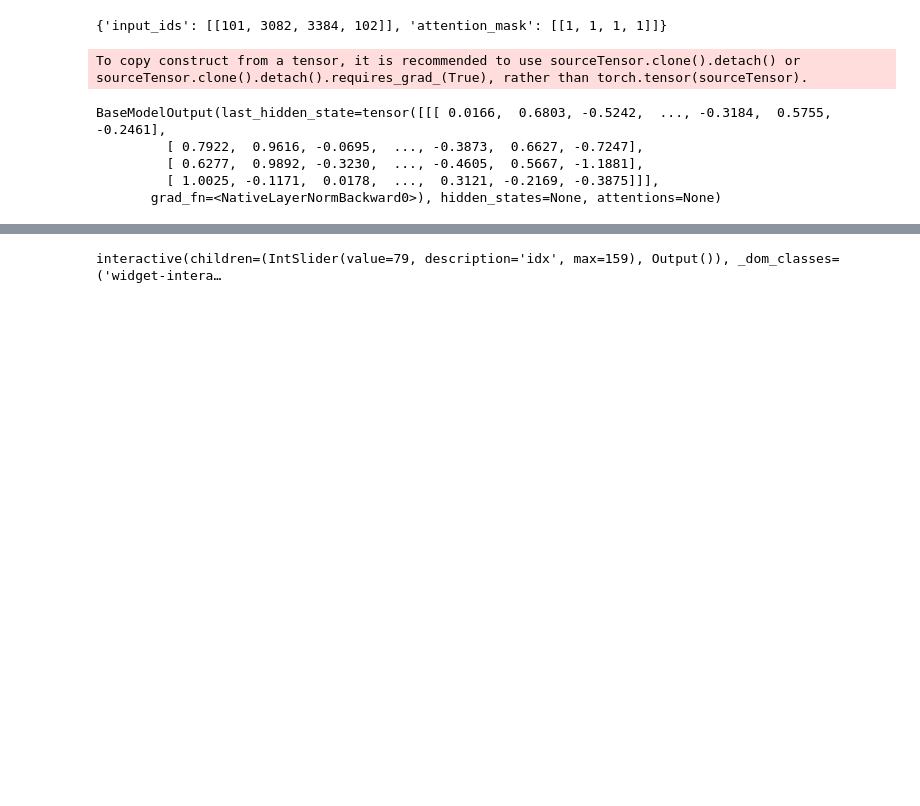
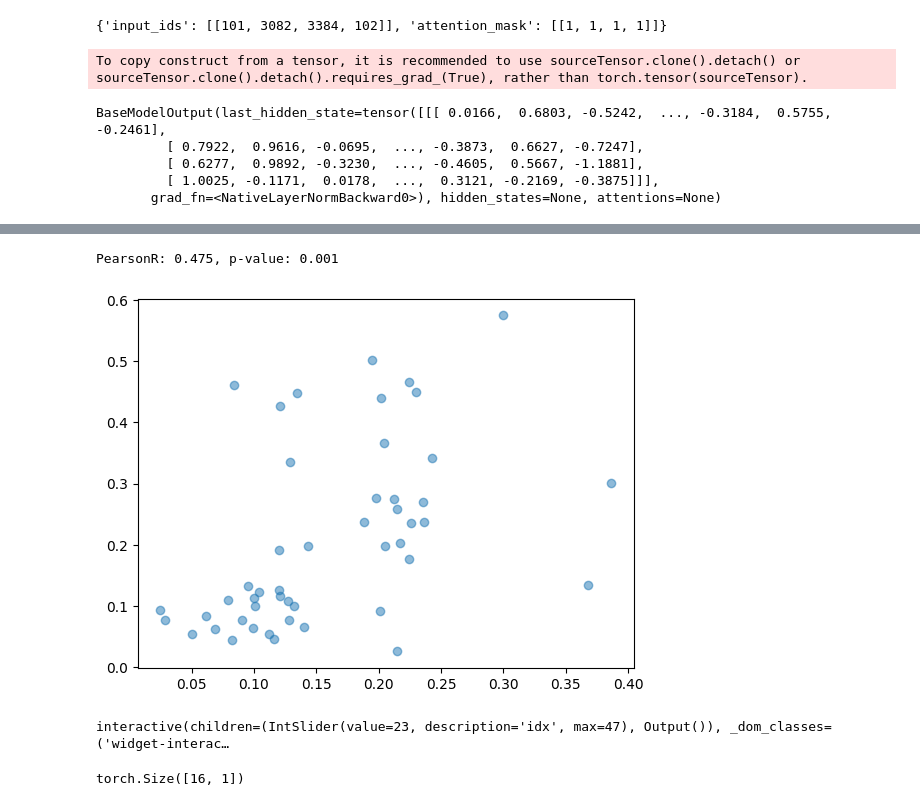
Before and after one commit to LittleDijkstraZ/Probing-for-NLE, a Jupyter notebook: demo/movie review Data Generation BERT.ipynb, the cells around one changed output, grey strips where cells are left out. Cells and saved outputs as stored; diff of their text form; code cells hidden in the pictures; blank space fills up the shorter version.

Commit message:
finish training and analyzing

```diff
--- a/demo/movie review Data Generation BERT.ipynb
+++ b/demo/movie review Data Generation BERT.ipynb
@@ -524,10 +543,0 @@ Using a pipeline without specifying a model name and revision in production is n
-# %%
-for epoch in range(n_epochs:=10):
-    for (xs, ys) in (disc:=tqdm(dataloader)):
-        model.train()
-        model.zero_grad()
-        out = model(xs)
-        loss = criterion(out, ys)
-        loss.backward()
-        optimizer.step()
-        disc.set_description(f'loss: {loss.item():.3f}')
@@ -534,13 +588,43 @@ for epoch in range(n_epochs:=10):
 # %%
+some_dataloader = test_dataloader
+# some_dataloader = val_dataloader
+
+# some_dataloader = train_dataloader
+
+
+model.load_state_dict(torch.load('best_model.pth'))
+y_pred, y_true = [], []
+for (xs, ys) in (disc:=tqdm(some_dataloader)):
+    with torch.no_grad():
+        out = model(xs)
+    loss = criterion(out, ys)
+    y_pred.append(out.cpu().numpy())
+    y_true.append(ys.cpu().numpy())
+    disc.set_description(f'loss: {loss.item():.3f}')
+y_pred = np.vstack(y_pred).flatten()
+y_true = np.vstack(y_true).flatten()
+PearsonR = scipy.stats.pearsonr(y_pred, y_true)
+print(f'PearsonR: {PearsonR[0]:.3f}, p-value: {PearsonR[1]:.3f}')
+plt.scatter(y_pred, y_true, alpha=0.5)
+plt.show()
+
 import ipywidgets as widgets
-@widgets.interact(idx=(0, len(sample_df)-1))
+@widgets.interact(idx=(0, len(test_dataset)-1))
 def show_sample(idx):
-    nle = tokenizer(sample_df.nle[idx], return_tensors="pt", padding=True)
+    x, y = test_dataset[idx]
+    nle = tokenizer(x, return_tensors="pt", padding=True)
     nle = {k: v.to(device) for k, v in nle.items()}
     model.eval()
     with torch.no_grad():
         out = model(nle)
     # out, sample_df.max_shap_value[0]
-    print(f'predicted: {out.item():.3f}, actual: {sample_df.max_shap_value[idx]:.3f}')
+    print(f'predicted: {out.item():.3f}, actual: {y:.3f}')
+    print(f'input: {x}')
 # %% [output]
-interactive(children=(IntSlider(value=79, description='idx', max=159), Output()), _dom_classes=('widget-intera…
+PearsonR: 0.475, p-value: 0.001
+[figure, added]
+interactive(children=(IntSlider(value=23, description='idx', max=47), Output()), _dom_classes=('widget-interac…
+# %%
+out.shape
+# %% [output]
+torch.Size([16, 1])
```
Also changed, not shown: parts of 6 cells of this notebook, 3 other files.
